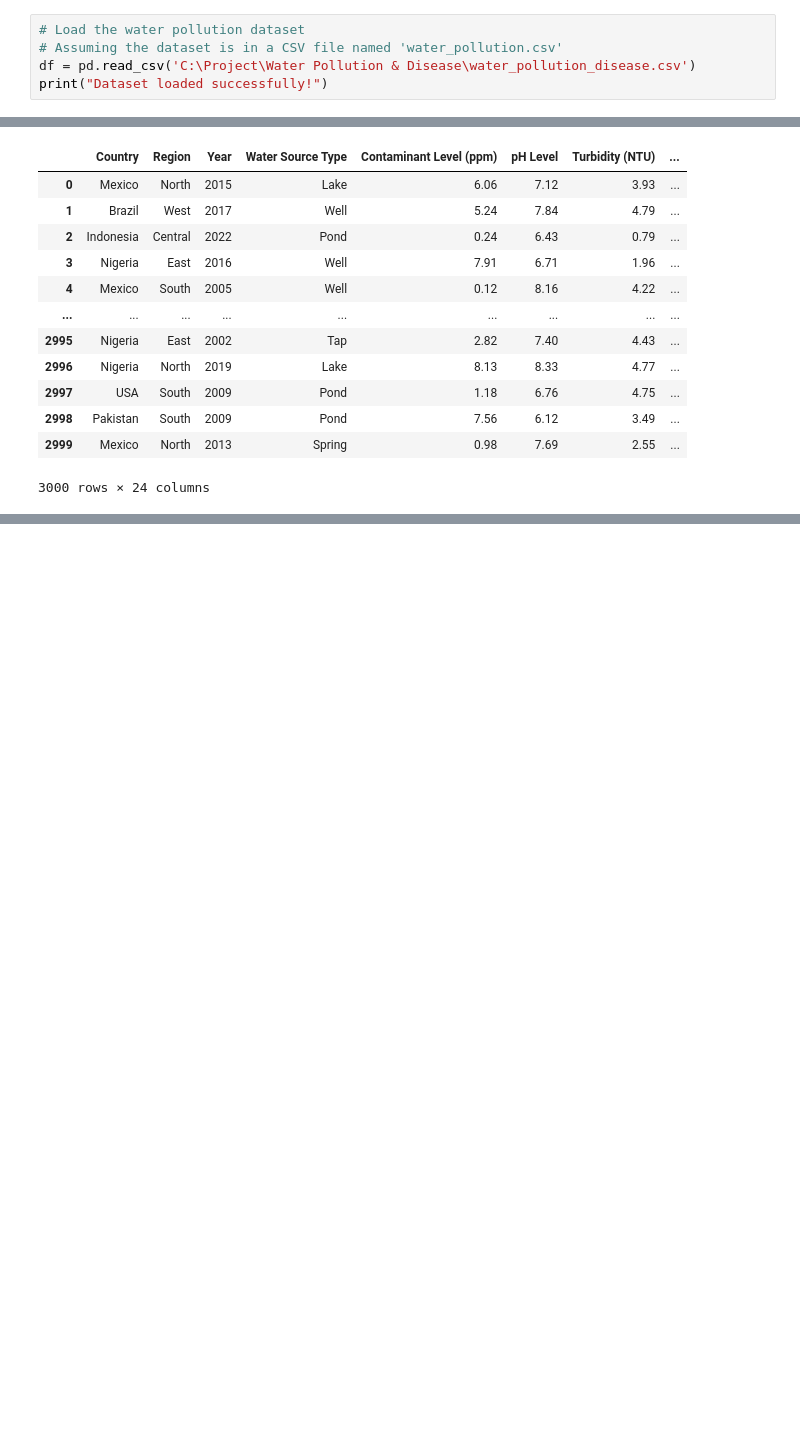
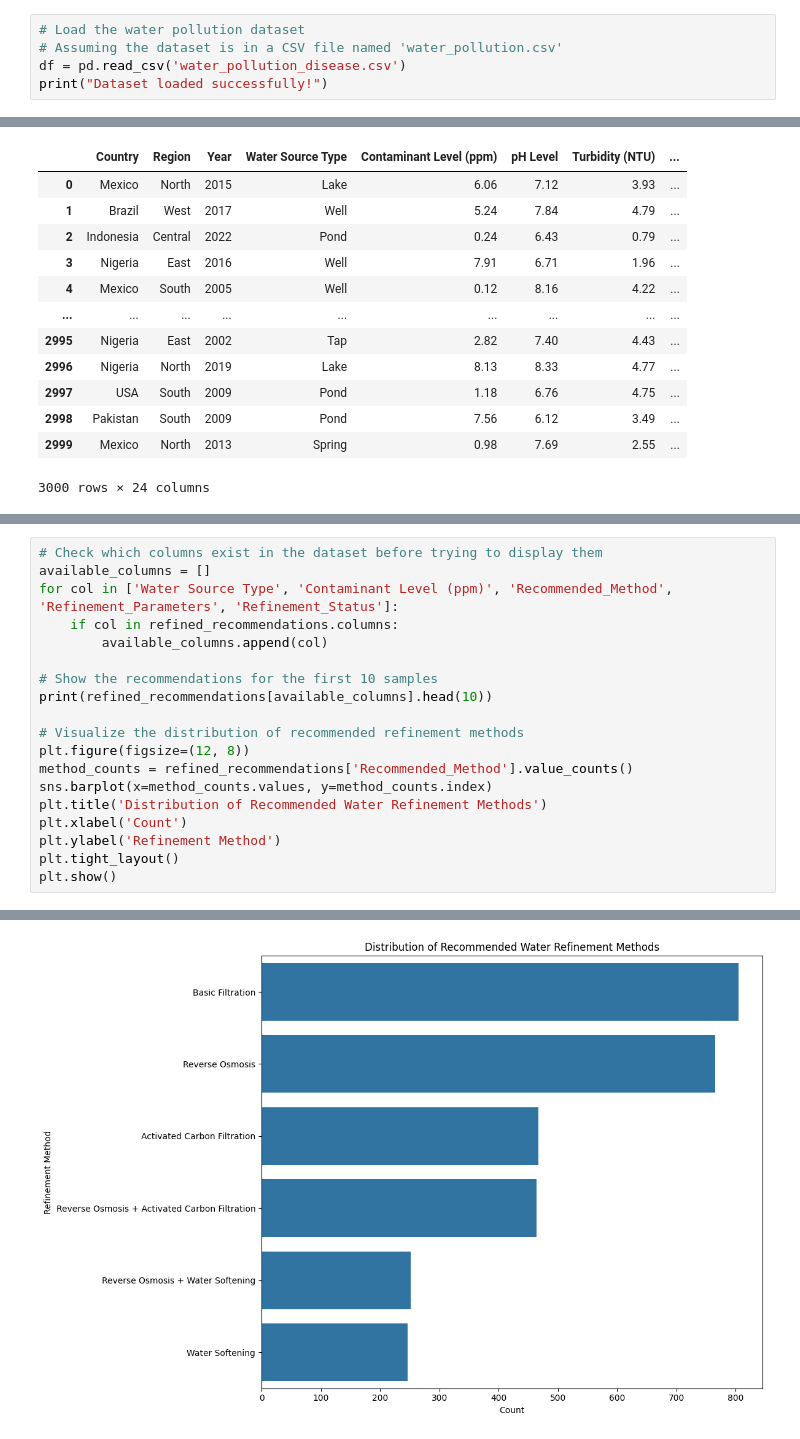
Before and after one commit to Dostugir/Water-pollution-and-disease, a Jupyter notebook: Water-pollution.ipynb, the cells around one changed output, grey strips where cells are left out. Saved outputs shown, nothing was run; the diff lists cells and outputs as text; blank space fills up the shorter version.

Commit message:
Polluted water detection and water refinement

```diff
--- a/Water-pollution.ipynb
+++ b/Water-pollution.ipynb
@@ -20,7 +22,7 @@ from sklearn.preprocessing import StandardScaler
 # %%
 # Load the water pollution dataset
 # Assuming the dataset is in a CSV file named 'water_pollution.csv'
-df = pd.read_csv('C:\Project\Water Pollution & Disease\water_pollution_disease.csv')
+df = pd.read_csv('water_pollution_disease.csv')
 print("Dataset loaded successfully!")
 # %% [output]
 Dataset loaded successfully!
@@ -375,0 +233,20 @@ Summary of Water Refinement Methods:
+# %%
+# Check which columns exist in the dataset before trying to display them
+available_columns = []
+for col in ['Water Source Type', 'Contaminant Level (ppm)', 'Recommended_Method', 'Refinement_Parameters', 'Refinement_Status']:
+    if col in refined_recommendations.columns:
+        available_columns.append(col)
+
+# Show the recommendations for the first 10 samples
+print(refined_recommendations[available_columns].head(10))
+
+# Visualize the distribution of recommended refinement methods
+plt.figure(figsize=(12, 8))
+method_counts = refined_recommendations['Recommended_Method'].value_counts()
+sns.barplot(x=method_counts.values, y=method_counts.index)
+plt.title('Distribution of Recommended Water Refinement Methods')
+plt.xlabel('Count')
+plt.ylabel('Refinement Method')
+plt.tight_layout()
+plt.show()
+# %% [output]
@@ -375,0 +270 @@ Summary of Water Refinement Methods:
+[figure, added]
```
Also changed, not shown: parts of 12 cells of this notebook, 1 other file.
